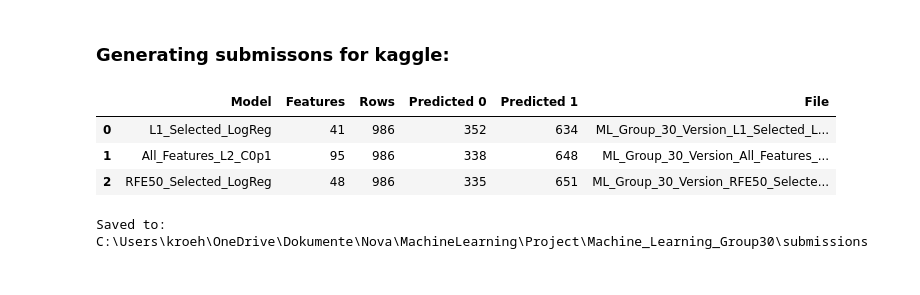
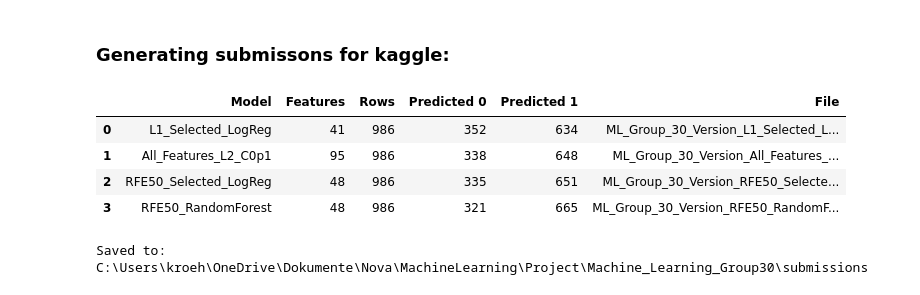
Before and after one commit to Chanti55/Machine_Learning_Group30, a Jupyter notebook: task3_v1.ipynb, the cells around one changed output. Cells and saved outputs as stored; diff of their text form; code cells hidden in the pictures.

Commit message:
Add different models to task3_v1

```diff
--- a/task3_v1.ipynb
+++ b/task3_v1.ipynb
@@ -984,18 +1144,18 @@ Final selected features: 41
 # %% [markdown]
 ### Generating submissons for kaggle:
 # %%
-# Fit three models on all training rows and export binary predictions.
+from sklearn.ensemble import RandomForestClassifier
+
+# Fit four models on all training rows and export binary predictions.
 test = pd.read_csv(DATA_DIR / "test.csv")
-sample = pd.read_csv(DATA_DIR / "sample_submission.csv")
 
 submission_dir = FINAL_DIR.parent / "submissions"
 submission_dir.mkdir(parents=True, exist_ok=True)
 
-assert list(sample.columns) == ["ID", TARGET]
-assert test["ID"].is_unique and sample["ID"].is_unique
-assert set(test["ID"]) == set(sample["ID"])
+assert test["ID"].notna().all()
+assert test["ID"].is_unique
 
-# Fit preprocessing on training data only; retain every test row.
+# Fit preprocessing on training data only.
 submission_preprocessor = clone(pipeline)
 X_train_submission = submission_preprocessor.fit_transform(X)
 X_test_submission = submission_preprocessor.transform(test)
@@ -1003,7 +1163,7 @@ X_test_submission = submission_preprocessor.transform(test)
 assert np.isfinite(X_train_submission).all()
 assert np.isfinite(X_test_submission).all()
 
-# 1. L1 selection: same rule as Section 6.1.
+# L1 selection.
 l1_submission_selector = LogisticRegression(
     l1_ratio=1,
     solver="liblinear",
@@ -1015,7 +1175,7 @@ l1_submission_selector.fit(X_train_submission, y)
 l1_mask = np.abs(l1_submission_selector.coef_[0]) > 1e-8
 assert l1_mask.any()
 
-# 2. RFE selection: retain half the encoded features.
+# RFE selection using logistic regression, matching local validation.
 rfe_submission_selector = RFE(
     estimator=clone(reference_model.named_steps["model"]),
     n_features_to_select=int(
@@ -1026,7 +1186,6 @@ rfe_submission_selector = RFE(
 rfe_submission_selector.fit(X_train_submission, y)
 rfe_mask = rfe_submission_selector.support_
 
-# Feature subsets and final prediction models.
 submission_options = {
     "L1_Selected_LogReg": (
         l1_mask,
@@ -1046,6 +1205,15 @@ submission_options = {
         rfe_mask,
         clone(reference_model.named_steps["model"]),
     ),
+    "RFE50_RandomForest": (
+        rfe_mask,
+        RandomForestClassifier(
+            n_estimators=300,
+            min_samples_leaf=5,
+            n_jobs=-1,
+            random_state=RANDOMSTATE,
+        ),
+    ),
 }
 
 submission_summary = []
@@ -1057,40 +1225,43 @@ for name, (mask, model) in submission_options.items():
     probabilities = model.predict_proba(
         X_test_submission[:, mask]
     )[:, positive_class]
 
     assert np.isfinite(probabilities).all()
 
-    # Convert probabilities to binary predictions.
+    # Use the same threshold as in local F1 evaluation.
     predictions = (probabilities >= THRESHOLD).astype(int)
 
-    # Preserve the sample submission's ID order.
-    predictions_by_id = pd.Series(predictions, index=test["ID"])
-    submission = sample.copy()
-    submission[TARGET] = submission["ID"].map(predictions_by_id)
+    # Preserve IDs and row order directly from test.csv.
+    submission = pd.DataFrame({
+        "ID": test["ID"].to_numpy(),
+        TARGET: predictions,
+    })
 
-    assert submission[TARGET].notna().all()
+    assert len(submission) == len(test)
     assert submission[TARGET].isin([0, 1]).all()
-    assert submission["ID"].equals(sample["ID"])
-
-    submission[TARGET] = submission[TARGET].astype(int)
+    assert np.array_equal(
+        submission["ID"].to_numpy(),
+        test["ID"].to_numpy(),
+    )
 
     output_path = submission_dir / f"ML_Group_30_Version_{name}.csv"
     submission.to_csv(output_path, index=False)
 
     submission_summary.append({
         "Model": name,
         "Features": int(mask.sum()),
         "Rows": len(submission),
         "Predicted 0": int((submission[TARGET] == 0).sum()),
         "Predicted 1": int((submission[TARGET] == 1).sum()),
         "File": output_path.name,
     })
 
 display(pd.DataFrame(submission_summary))
 print("Saved to:", submission_dir.resolve())
 # %% [output]
 |  | Model | Features | Rows | Predicted 0 | Predicted 1 | File |
 | 0 | L1_Selected_LogReg | 41 | 986 | 352 | 634 | ML_Group_30_Version_L1_Selected_L... |
 | 1 | All_Features_L2_C0p1 | 95 | 986 | 338 | 648 | ML_Group_30_Version_All_Features_... |
 | 2 | RFE50_Selected_LogReg | 48 | 986 | 335 | 651 | ML_Group_30_Version_RFE50_Selecte... |
+| 3 | RFE50_RandomForest | 48 | 986 | 321 | 665 | ML_Group_30_Version_RFE50_RandomF... |
 Saved to: C:\Users\kroeh\OneDrive\Dokumente\Nova\MachineLearning\Project\Machine_Learning_Group30\submissions
```
Also changed, not shown: parts of 2 cells of this notebook.
